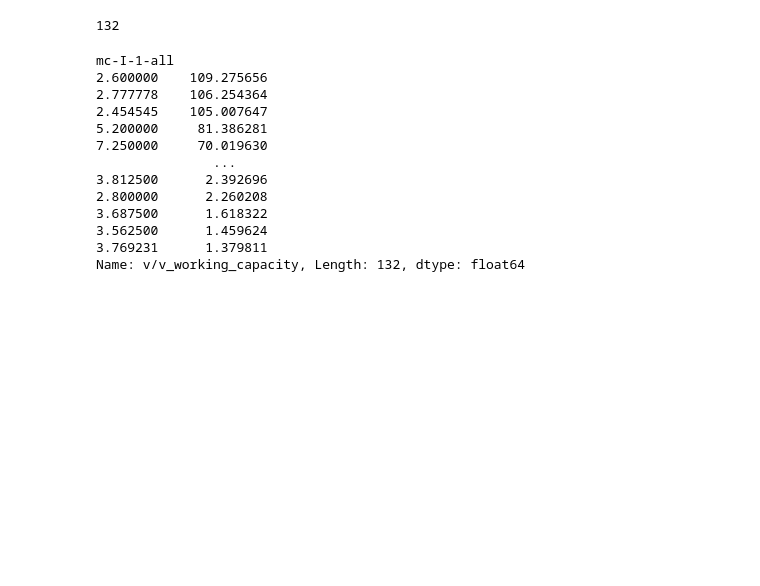
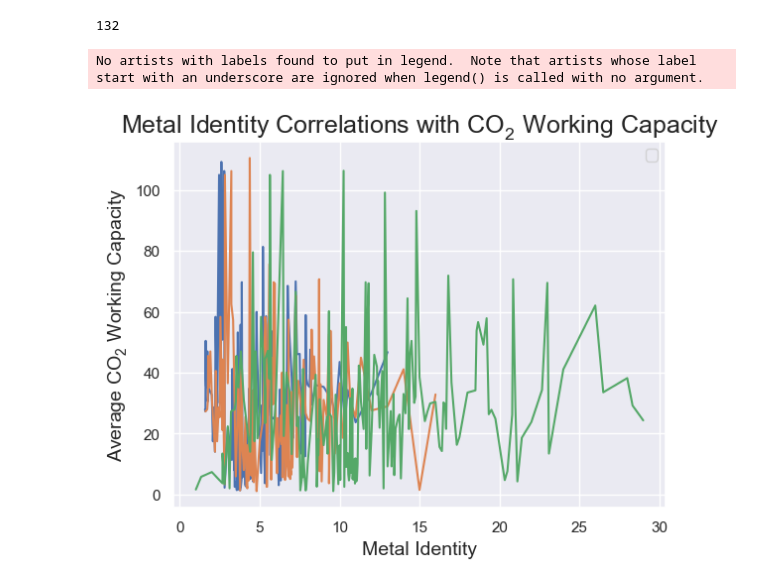
Before and after one commit to zjbrown0689/MOF-Capstone, a Jupyter notebook: notebooks/2_exploratory_data_analysis.ipynb, the cells around one changed output. Saved outputs shown, nothing was run; the diff lists cells and outputs as text; code cells hidden in the pictures; blank space fills up the shorter version.

Commit message:
Finished metal identity graph

```diff
--- a/notebooks/2_exploratory_data_analysis.ipynb
+++ b/notebooks/2_exploratory_data_analysis.ipynb
@@ -269,19 +264,19 @@ First I want to look at metal identity to see if there are specific metals that
 data['mc-I-1-all'].nunique()
 # %% [output]
 132
-# %%
-data.groupby('mc-I-1-all')['v/v_working_capacity'].mean().sort_values(ascending=False)
-# %% [output]
-mc-I-1-all
-2.600000    109.275656
-2.777778    106.254364
-2.454545    105.007647
-5.200000     81.386281
-7.250000     70.019630
-               ...
-3.812500      2.392696
-2.800000      2.260208
-3.687500      1.618322
-3.562500      1.459624
-3.769231      1.379811
-Name: v/v_working_capacity, Length: 132, dtype: float64
+# %%
+avg_metal_1 = data.groupby('mc-I-1-all')['v/v_working_capacity'].mean()
+avg_metal_2 = data.groupby('mc-I-2-all')['v/v_working_capacity'].mean()
+avg_metal_3 = data.groupby('mc-I-3-all')['v/v_working_capacity'].mean()
+# %%
+sns.lineplot(data = avg_metal_1, x = avg_metal_1.index, y = avg_metal_1.values, palette = 'colorblind')
+sns.lineplot(data = avg_metal_2, x = avg_metal_2.index, y = avg_metal_2.values, palette = 'colorblind')
+sns.lineplot(data = avg_metal_3, x = avg_metal_3.index, y = avg_metal_3.values, palette = 'colorblind')
+plt.xlabel('Metal Identity', fontsize = 14)
+plt.ylabel('Average $CO_2$ Working Capacity', fontsize = 14)
+plt.title('Metal Identity Correlations with $CO_2$ Working Capacity', fontsize = 18)
+plt.savefig('../figures/metal_identity.png',dpi=1200, bbox_inches='tight')
+plt.show()
+# %% [output]
+No artists with labels found to put in legend.  Note that artists whose label start with an underscore are ignored when legend() is called with no argument.
+[figure, added]
```
Also changed, not shown: parts of 5 cells of this notebook.
